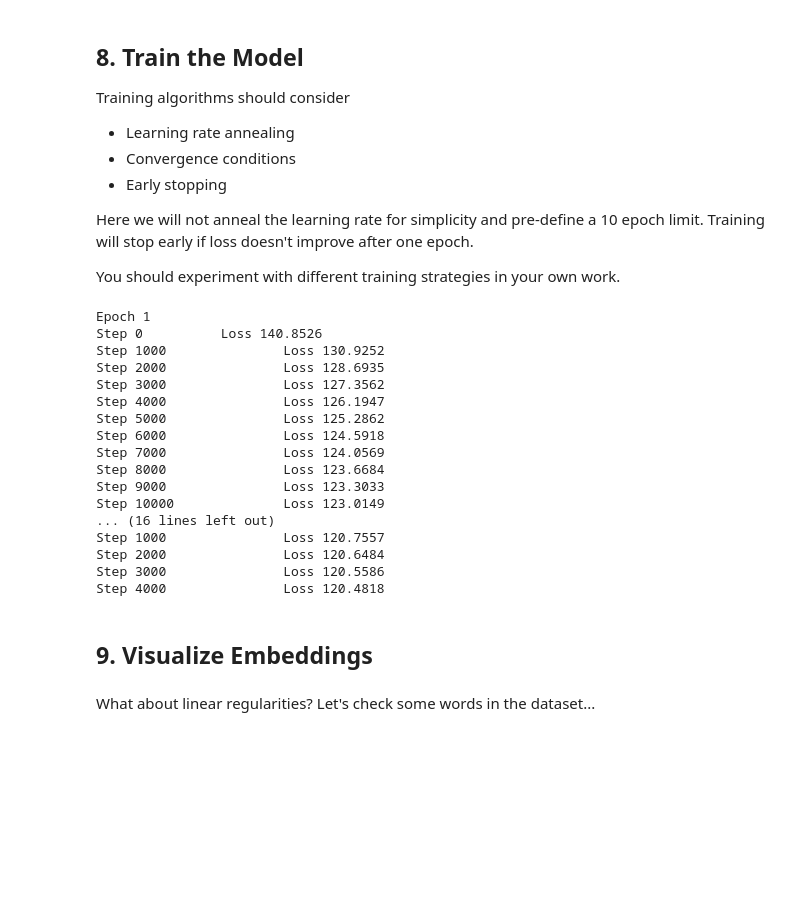
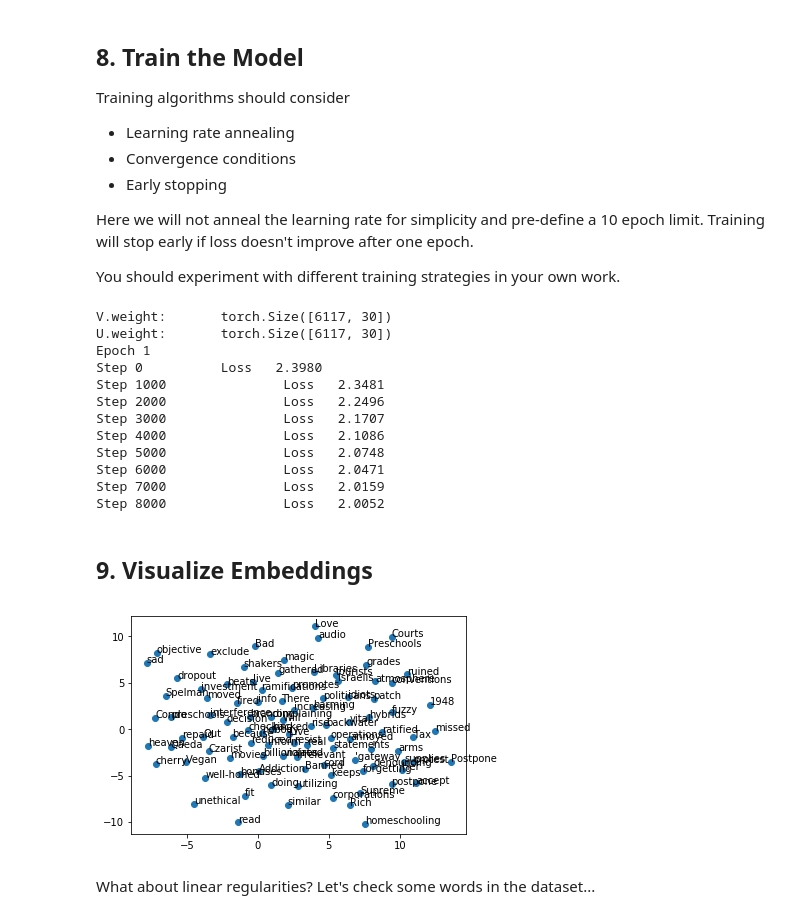
Before and after one commit to IKMLab/skipgram, a Jupyter notebook: Skip-Gram Practice.ipynb, the cells around one changed output. Cells and saved outputs as stored; diff of their text form; code cells hidden in the pictures; blank space fills up the shorter version.

```diff
--- a/Skip-Gram Practice.ipynb
+++ b/Skip-Gram Practice.ipynb
@@ -345,6 +370,8 @@ class SkipGram(nn.Module):
         # Adam is a good optimizer and will converge faster than SGD
         self.optimizer = torch.optim.Adam(self.parameters(), lr=lr)
 
+        self.criterion = torch.nn.CrossEntropyLoss()
+
         if torch.cuda.is_available():
             self.cuda()
 
@@ -370,11 +397,12 @@ class SkipGram(nn.Module):
         ### Implement Me: lookup context words ###
         ### Implement Me: lookup negative words ###
         cents, conts_negs = batch
-        cents = self.V(self.lookup_tensor(cents))
+        cents = self.V(self.lookup_tensor(cents)).unsqueeze(1)
         conts_negs = self.U(self.lookup_tensor(conts_negs)).permute([0, 2, 1])
-        logits = cents.matmul(conts_negs)
+        logits = cents.matmul(conts_negs).squeeze(1)
+        targets = self.targets(cents.shape[0])
+        return self.criterion(logits, targets)
         preds = self.softmax(logits)
-        targets = self.targets(cents.shape[0])
         return self.loss(preds, targets)
 
     def lookup_tensor(self, indices):
@@ -441,9 +469,10 @@ class SkipGram(nn.Module):
         Returns:
           torch.LongTensor.
         """
-        targets = torch.zeros((batch_size, self.num_negs + 1))
-        targets[:, 0] = 1
-        return Variable(targets, requires_grad=False)
+        return Variable(torch.zeros((batch_size,)).long(), requires_grad=False)
+        #targets = torch.zeros((batch_size, self.num_negs + 1))
+        #targets[:, 0] = 1
+        #return Variable(targets, requires_grad=False)
 # %% [markdown]
 ## 8. Train the Model
 
@@ -458,10 +487,10 @@ You should experiment with different training strategies in your own work.
 # %%
 # Hyperparameters
 max_epochs = 5
-emb_dim = 50
-num_negs = 25
+emb_dim = 30
+num_negs = 10
 lr = 0.01
-batch_size = 16
+batch_size = 1
 
 sampler = NegativeSampler(vocab, frequencies, contexts, num_negs)
 collate = Collate(sampler)
@@ -473,7 +502,7 @@ if torch.cuda.is_available():
 epoch = 0
 global_step = 0
 cum_loss = 0.
-while epoch <= max_epochs:
+while epoch < max_epochs:
     epoch += 1
     print('Epoch %s' % epoch)
     for step, batch in enumerate(data_loader):
@@ -485,37 +514,35 @@ while epoch <= max_epochs:
         if step % 1000 == 0:
             print('Step %s\t\tLoss %8.4f' % (step, cum_loss / (global_step * batch_size)))
 # %% [output]
+V.weight:       torch.Size([6117, 30])
+U.weight:       torch.Size([6117, 30])
 Epoch 1
-Step 0          Loss 140.8526
-Step 1000               Loss 130.9252
-Step 2000               Loss 128.6935
-Step 3000               Loss 127.3562
-Step 4000               Loss 126.1947
-Step 5000               Loss 125.2862
-Step 6000               Loss 124.5918
-Step 7000               Loss 124.0569
-Step 8000               Loss 123.6684
-Step 9000               Loss 123.3033
-Step 10000              Loss 123.0149
-... (16 lines left out)
-Step 1000               Loss 120.7557
-Step 2000               Loss 120.6484
-Step 3000               Loss 120.5586
-Step 4000               Loss 120.4818
+Step 0          Loss   2.3980
+Step 1000               Loss   2.3481
+Step 2000               Loss   2.2496
+Step 3000               Loss   2.1707
+Step 4000               Loss   2.1086
+Step 5000               Loss   2.0748
+Step 6000               Loss   2.0471
+Step 7000               Loss   2.0159
+Step 8000               Loss   2.0052
 # %% [markdown]
 ## 9. Visualize Embeddings
 # %%
-embeddings = model.V.weight.data.cpu().numpy()
-print(embeddings.shape)
+random_ixs = torch.from_numpy(np.random.choice(range(len(vocab)), 100)).long()
+embeddings = model.V.weight[random_ixs].data.cpu().numpy()
+tok_ixs = {k: v for k, v in vocab.items() if v in random_ixs}
 tsne = TSNE(n_components=2)
-X_tsne = tsne.fit_transform(X)
-df = pd.DataFrame(X_tsne, index=vocab, columns=['x', 'y'])
+X_tsne = tsne.fit_transform(embeddings)
+df = pd.DataFrame(X_tsne, index=tok_ixs, columns=['x', 'y'])
 fig = plt.figure()
 ax = fig.add_subplot(1, 1, 1)
 ax.scatter(df['x'], df['y'])
 for word, pos in df.iterrows():
     ax.annotate(word, pos)
 plt.show()
+# %% [output]
+[figure, added]
 # %% [markdown]
 What about linear regularities? Let's check some words in the dataset...
 # %%
```
Also changed, not shown: parts of 1 cell of this notebook, 1 other file.
